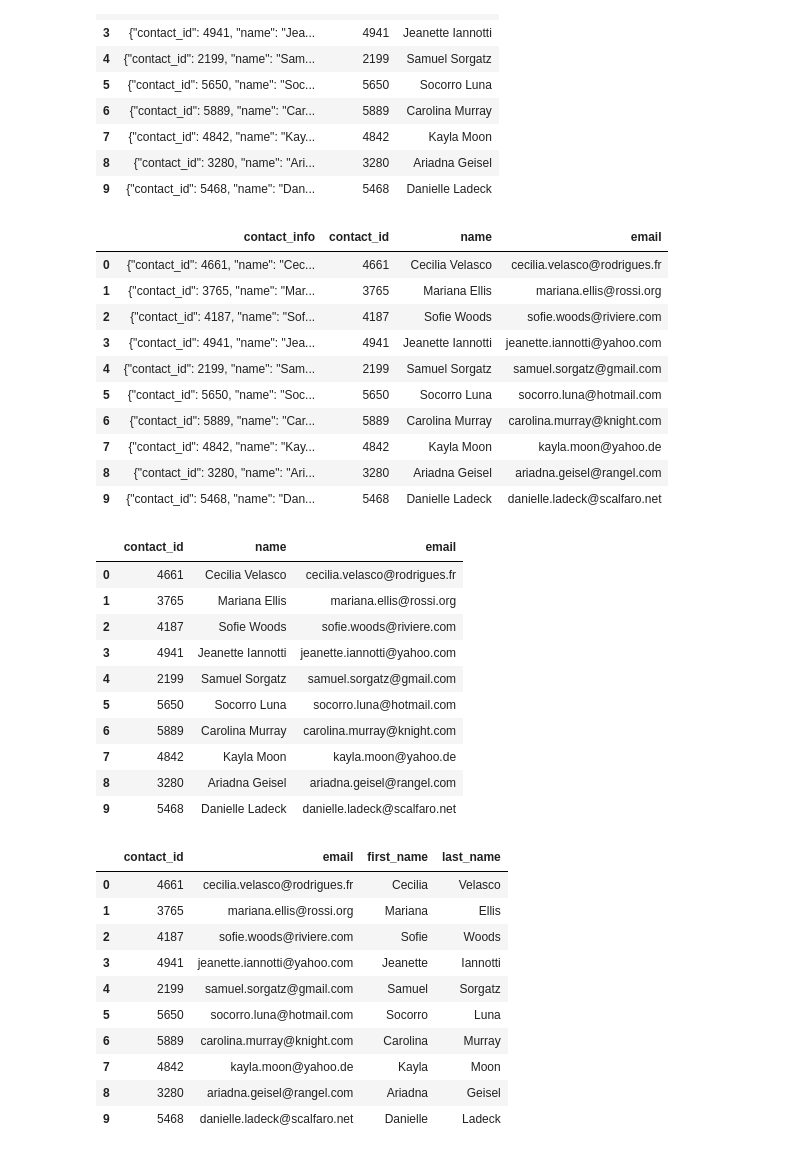
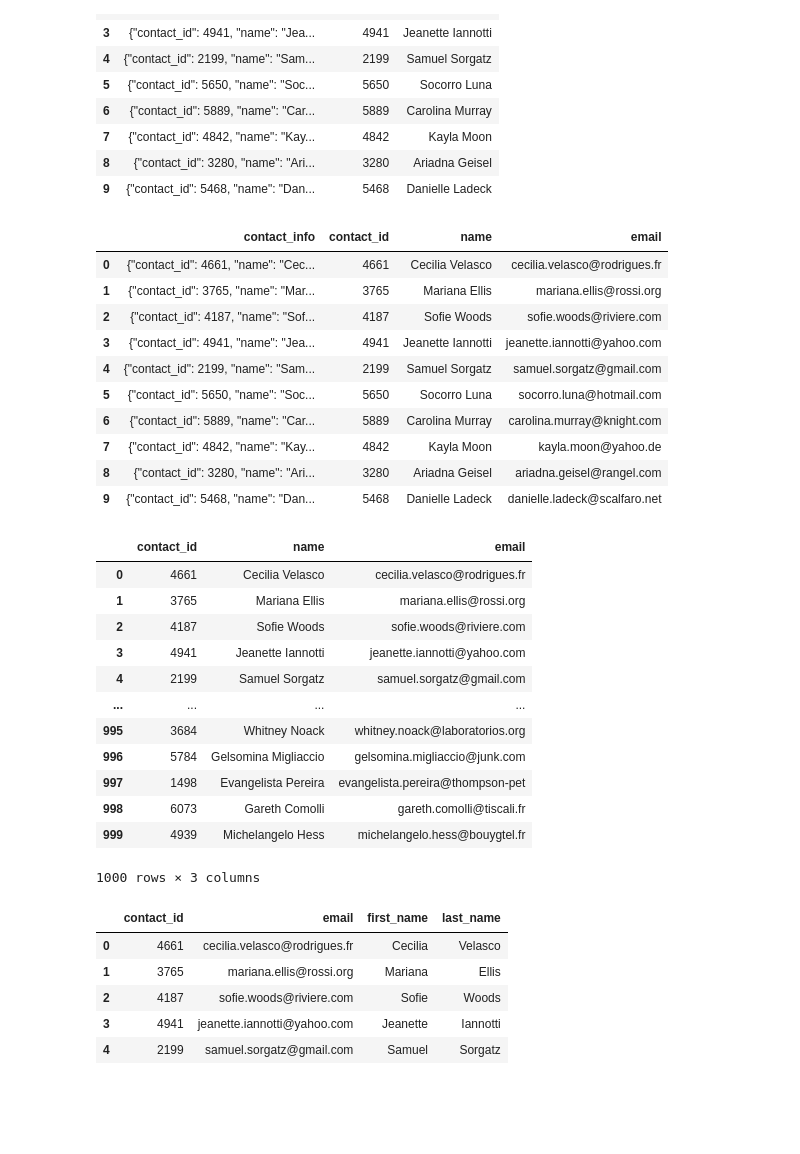
Before and after one commit to isabelleroet/Crowdfunding_ETL, a Jupyter notebook: ETL_Mini_Project_Starter_Code_AUmekubo_LVItullo_JChakraborty_MVogel_IRoetcisoender.ipynb, the cells around one changed output. Saved outputs shown, nothing was run; the diff lists cells and outputs as text; code cells hidden in the pictures; blank space fills up the shorter version.

```diff
--- a/ETL_Mini_Project_Starter_Code_AUmekubo_LVItullo_JChakraborty_MVogel_IRoetcisoender.ipynb
+++ b/ETL_Mini_Project_Starter_Code_AUmekubo_LVItullo_JChakraborty_MVogel_IRoetcisoender.ipynb
@@ -469,3 +482,4 @@ dtypes: object(2)
 memory usage: 15.8+ KB
 # %%
 # Convert the "contact_id" column to an int64 data type.
+contact_info_df_copy.contact_id = contact_info_df_copy.contact_id.astype('int64')
@@ -482,5 +486,9 @@ memory usage: 15.8+ KB
 # %%
 # Extract the name of the contact and add it to a new column.
+p = "name\S\S\s\S(\w{1,}\s\w{1,})"
+name = contact_info_df_copy['contact_info'].str.extract(p)
+contact_info_df_copy['name'] = name
+contact_info_df_copy.head(10)
 # %% [output]
 |  | contact_info | contact_id | name |
 | 0 | {"contact_id": 4661, "name": "Cec... | 4661 | Cecilia Velasco |
@@ -495,48 +503,57 @@ memory usage: 15.8+ KB
 | 9 | {"contact_id": 5468, "name": "Dan... | 5468 | Danielle Ladeck |
 # %%
 # Extract the email from the contacts and add the values to a new column.
+p = "email\S\S\s\S(\w{1,}\S\w{1,}\W\w{1,}\W\w{1,3})"
+email = contact_info_df_copy['contact_info'].str.extract(p)
+contact_info_df_copy['email'] = email
-# %% [output]
-|  | contact_info | contact_id | name | email |
-| 0 | {"contact_id": 4661, "name": "Cec... | 4661 | Cecilia Velasco | cecilia.velasco@rodrigues.fr |
-| 1 | {"contact_id": 3765, "name": "Mar... | 3765 | Mariana Ellis | mariana.ellis@rossi.org |
-| 2 | {"contact_id": 4187, "name": "Sof... | 4187 | Sofie Woods | sofie.woods@riviere.com |
-| 3 | {"contact_id": 4941, "name": "Jea... | 4941 | Jeanette Iannotti | jeanette.iannotti@yahoo.com |
-| 4 | {"contact_id": 2199, "name": "Sam... | 2199 | Samuel Sorgatz | samuel.sorgatz@gmail.com |
-| 5 | {"contact_id": 5650, "name": "Soc... | 5650 | Socorro Luna | socorro.luna@hotmail.com |
-| 6 | {"contact_id": 5889, "name": "Car... | 5889 | Carolina Murray | carolina.murray@knight.com |
-| 7 | {"contact_id": 4842, "name": "Kay... | 4842 | Kayla Moon | kayla.moon@yahoo.de |
-| 8 | {"contact_id": 3280, "name": "Ari... | 3280 | Ariadna Geisel | ariadna.geisel@rangel.com |
-| 9 | {"contact_id": 5468, "name": "Dan... | 5468 | Danielle Ladeck | danielle.ladeck@scalfaro.net |
 # %%
 # Create a copy of the contact_info_df with the 'contact_id', 'name', 'email' columns.
+contact_info_df_copy.head(10)
 # %% [output]
-|  | contact_id | name | email |
-| 0 | 4661 | Cecilia Velasco | cecilia.velasco@rodrigues.fr |
-| 1 | 3765 | Mariana Ellis | mariana.ellis@rossi.org |
-| 2 | 4187 | Sofie Woods | sofie.woods@riviere.com |
-| 3 | 4941 | Jeanette Iannotti | jeanette.iannotti@yahoo.com |
-| 4 | 2199 | Samuel Sorgatz | samuel.sorgatz@gmail.com |
-| 5 | 5650 | Socorro Luna | socorro.luna@hotmail.com |
-| 6 | 5889 | Carolina Murray | carolina.murray@knight.com |
-| 7 | 4842 | Kayla Moon | kayla.moon@yahoo.de |
-| 8 | 3280 | Ariadna Geisel | ariadna.geisel@rangel.com |
-| 9 | 5468 | Danielle Ladeck | danielle.ladeck@scalfaro.net |
+|  | contact_info | contact_id | name | email |
+| 0 | {"contact_id": 4661, "name": "Cec... | 4661 | Cecilia Velasco | cecilia.velasco@rodrigues.fr |
+| 1 | {"contact_id": 3765, "name": "Mar... | 3765 | Mariana Ellis | mariana.ellis@rossi.org |
+| 2 | {"contact_id": 4187, "name": "Sof... | 4187 | Sofie Woods | sofie.woods@riviere.com |
+| 3 | {"contact_id": 4941, "name": "Jea... | 4941 | Jeanette Iannotti | jeanette.iannotti@yahoo.com |
+| 4 | {"contact_id": 2199, "name": "Sam... | 2199 | Samuel Sorgatz | samuel.sorgatz@gmail.com |
+| 5 | {"contact_id": 5650, "name": "Soc... | 5650 | Socorro Luna | socorro.luna@hotmail.com |
+| 6 | {"contact_id": 5889, "name": "Car... | 5889 | Carolina Murray | carolina.murray@knight.com |
+| 7 | {"contact_id": 4842, "name": "Kay... | 4842 | Kayla Moon | kayla.moon@yahoo.de |
+| 8 | {"contact_id": 3280, "name": "Ari... | 3280 | Ariadna Geisel | ariadna.geisel@rangel.com |
+| 9 | {"contact_id": 5468, "name": "Dan... | 5468 | Danielle Ladeck | danielle.ladeck@scalfaro.net |
+# %%
+contact_info = contact_info_df_copy.drop(columns =["contact_info"])
+contact_info
+# %% [output]
+|  | contact_id | name | email |
+| 0 | 4661 | Cecilia Velasco | cecilia.velasco@rodrigues.fr |
+| 1 | 3765 | Mariana Ellis | mariana.ellis@rossi.org |
+| 2 | 4187 | Sofie Woods | sofie.woods@riviere.com |
+| 3 | 4941 | Jeanette Iannotti | jeanette.iannotti@yahoo.com |
+| 4 | 2199 | Samuel Sorgatz | samuel.sorgatz@gmail.com |
+| ... | ... | ... | ... |
+| 995 | 3684 | Whitney Noack | whitney.noack@laboratorios.org |
+| 996 | 5784 | Gelsomina Migliaccio | gelsomina.migliaccio@junk.com |
+| 997 | 1498 | Evangelista Pereira | evangelista.pereira@thompson-pet |
+| 998 | 6073 | Gareth Comolli | gareth.comolli@tiscali.fr |
+| 999 | 4939 | Michelangelo Hess | michelangelo.hess@bouygtel.fr |
+1000 rows × 3 columns
 # %%
 # Create a "first"name" and "last_name" column with the first and last names from the "name" column.
 
+contact_info[['first_name', 'last_name']] = contact_info['name'].str.split(' ', expand=True)
 
 # Drop the contact_name column
+contact_info = contact_info.drop(columns=['name'])
+contact_info.head()
+
+# Drop the contact_name column
 # %% [output]
 |  | contact_id | email | first_name | last_name |
 | 0 | 4661 | cecilia.velasco@rodrigues.fr | Cecilia | Velasco |
 | 1 | 3765 | mariana.ellis@rossi.org | Mariana | Ellis |
 | 2 | 4187 | sofie.woods@riviere.com | Sofie | Woods |
 | 3 | 4941 | jeanette.iannotti@yahoo.com | Jeanette | Iannotti |
 | 4 | 2199 | samuel.sorgatz@gmail.com | Samuel | Sorgatz |
-| 5 | 5650 | socorro.luna@hotmail.com | Socorro | Luna |
-| 6 | 5889 | carolina.murray@knight.com | Carolina | Murray |
-| 7 | 4842 | kayla.moon@yahoo.de | Kayla | Moon |
-| 8 | 3280 | ariadna.geisel@rangel.com | Ariadna | Geisel |
-| 9 | 5468 | danielle.ladeck@scalfaro.net | Danielle | Ladeck |
 # %%
 # Reorder the columns
```
Also changed, not shown: parts of 5 cells of this notebook.
